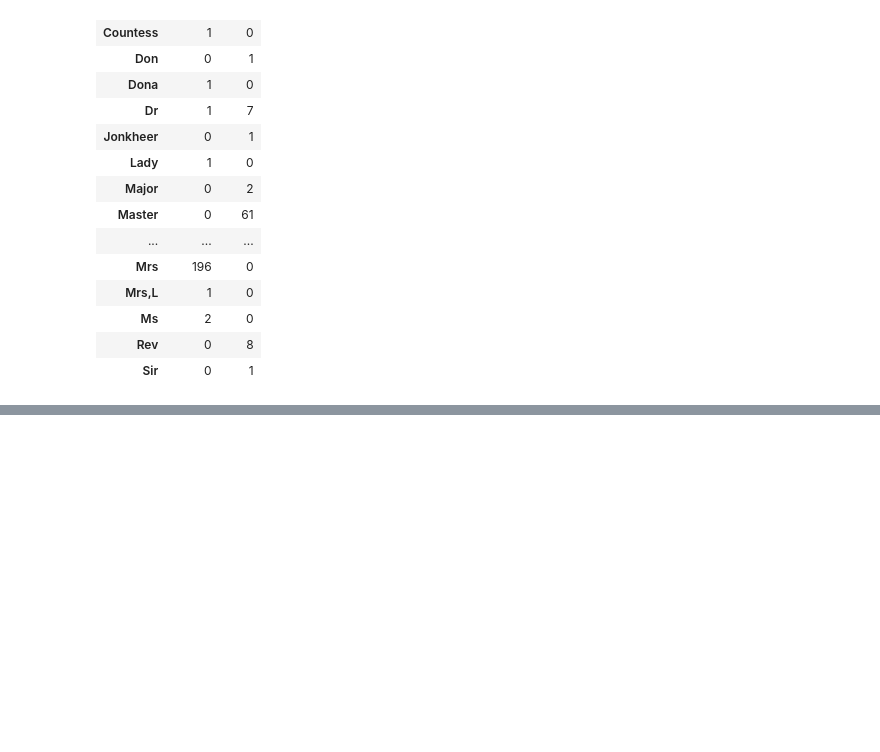
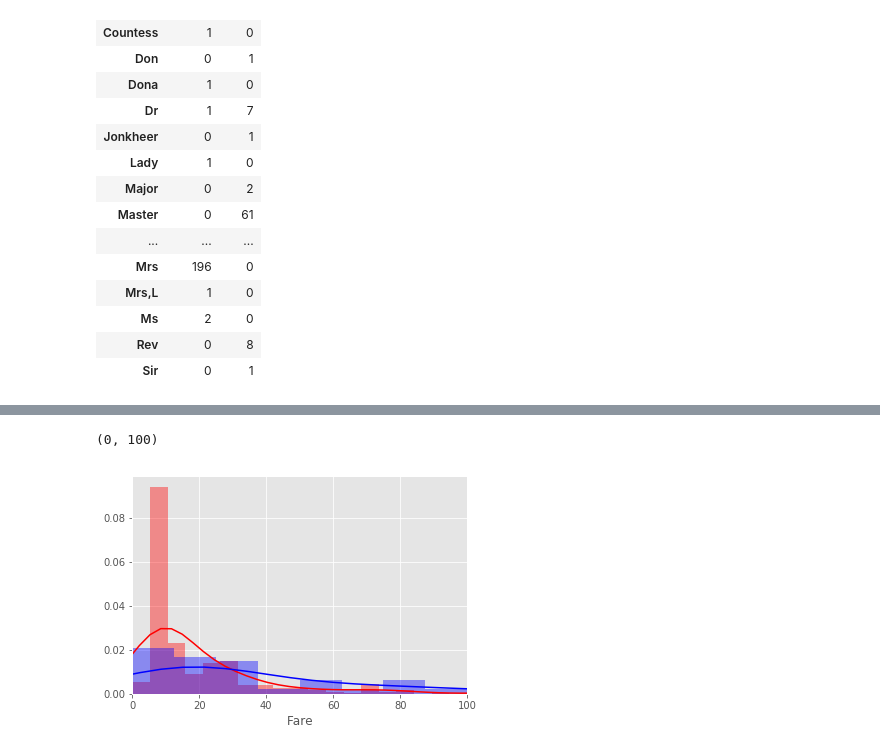
Before and after one commit to BaiTongZheng/MachneLearning, a Jupyter notebook: improvementClassifier.ipynb, the cells around one changed output, grey strips where cells are left out. Saved outputs shown, nothing was run; the diff lists cells and outputs as text; code cells hidden in the pictures; blank space fills up the shorter version.

```diff
--- a/improvementClassifier.ipynb
+++ b/improvementClassifier.ipynb
@@ -303,0 +430,16 @@ pd.crosstab(all_data['Title'], all_data['Sex'])
+# %%
+all_data['poor_girl'] = 0
+all_data.loc[(all_data['Sex']=='female')&(all_data['Pclass']==3)&(all_data['alone']==1),'poor_girl']=1
+# %%
+all_data.loc[(all_data.Fare.isnull()) & (all_data.Pclass==1),'Fare']=84
+all_data.loc[(all_data.Fare.isnull()) & (all_data.Pclass==2),'Fare']=21
+all_data.loc[(all_data.Fare.isnull()) & (all_data.Pclass==3),'Fare']=14
+# %%
+sns.distplot(all_data[:train.shape[0]].loc[all_data[:train.shape[0]].Survived==0,'Fare' ],
+                 color='red', label='Not Survived')
+sns.distplot(all_data[:train.shape[0]].loc[all_data[:train.shape[0]].Survived==1,'Fare' ],
+                 color='blue', label='Survived')
+plt.xlim((0,100))
+# %% [output]
+(0, 100)
+[figure, added]
```
Also changed, not shown: parts of 60 cells of this notebook.
